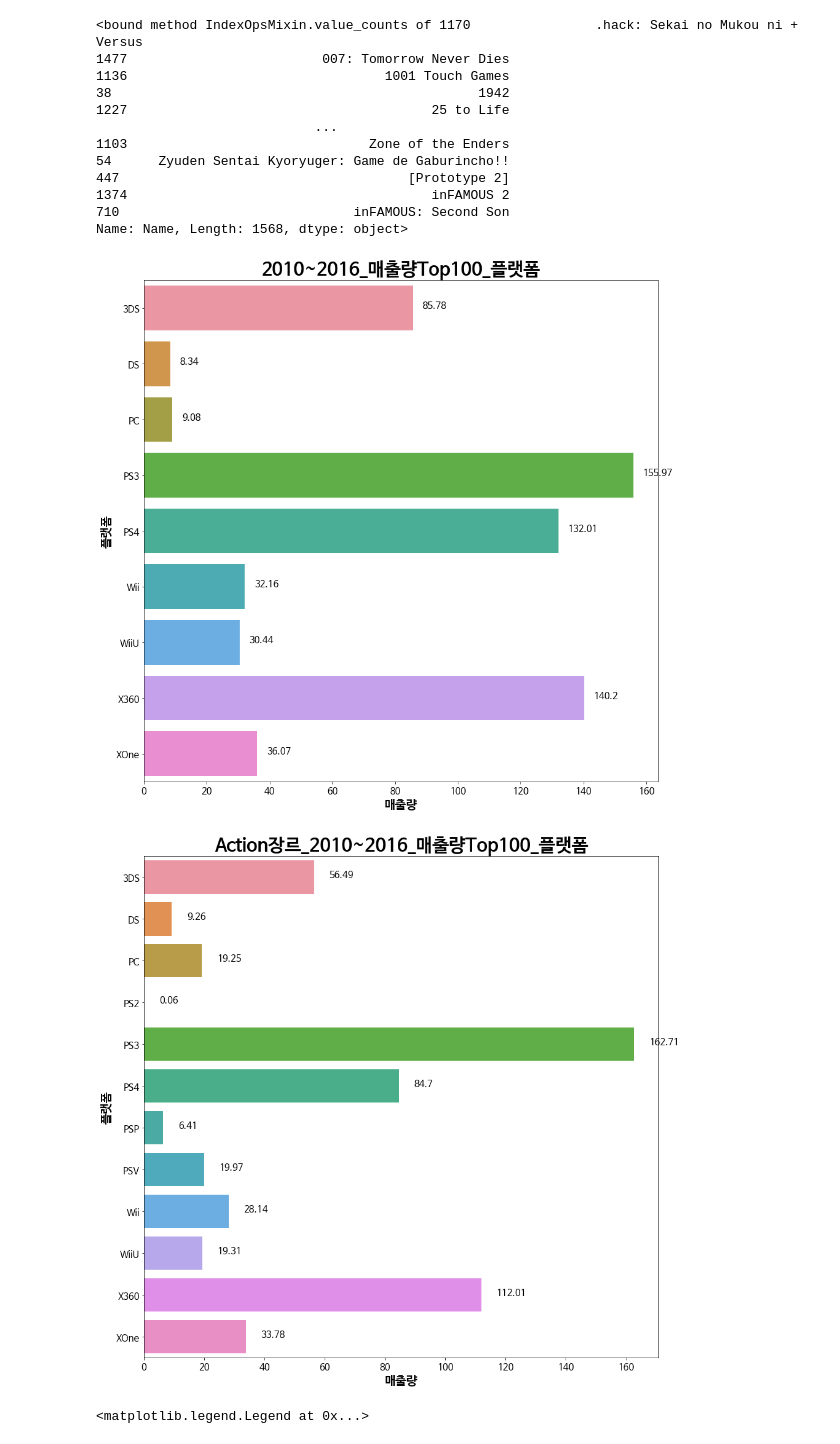
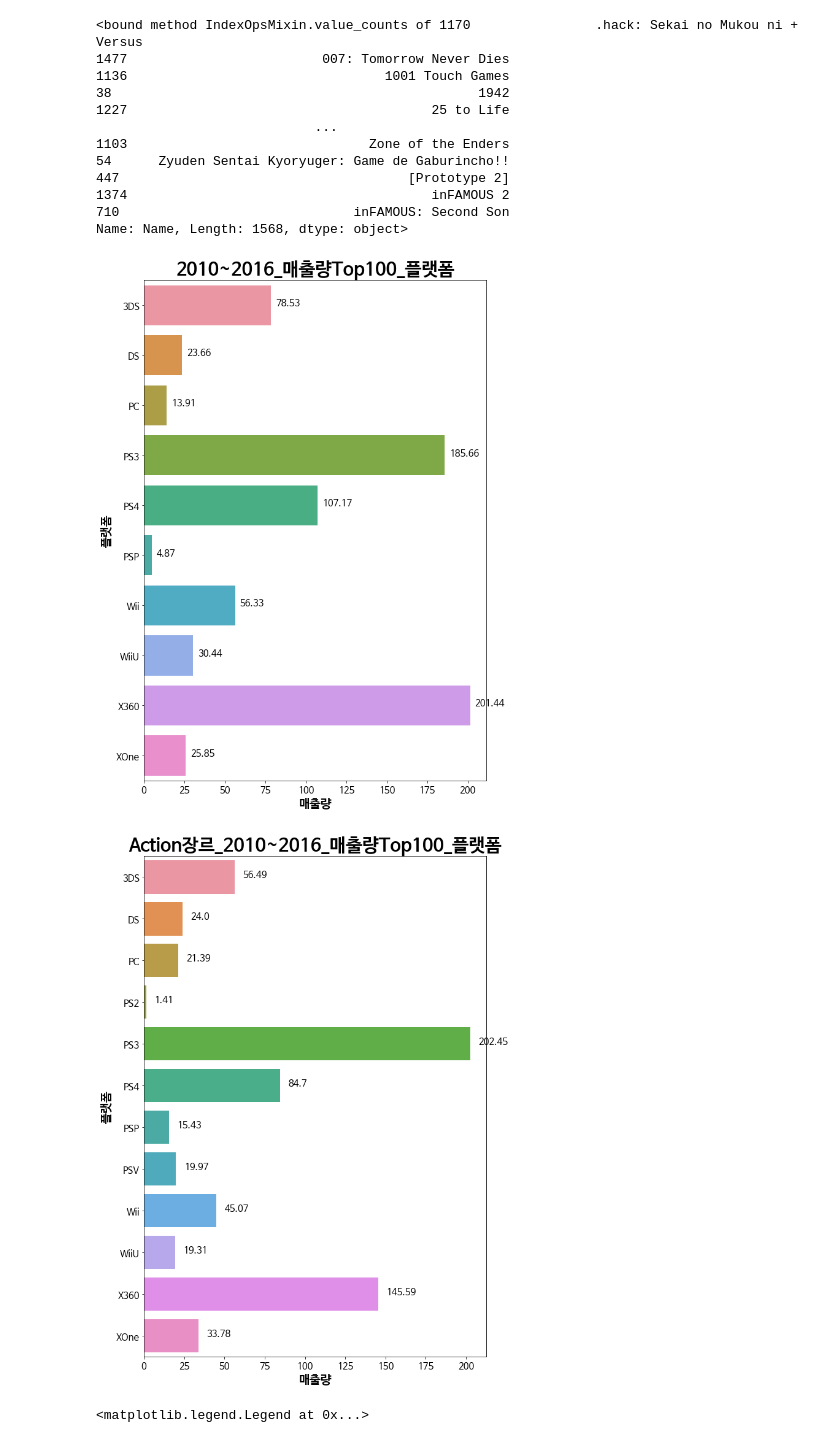
Before and after one commit to Ha-eunYu/DA_Game-Production-Plan, a Jupyter notebook: Section1_fin.ipynb, the cells around one changed output. Saved outputs shown, nothing was run; the diff lists cells and outputs as text; code cells hidden in the pictures.

```diff
--- a/Section1_fin.ipynb
+++ b/Section1_fin.ipynb
@@ -594,12 +611,14 @@ df=df.drop(df[df['Year']==2020].index)
 # %% [markdown]
 # **출고량이 높은 게임에 대한 분석 및 시각화 프로세스**
 # %%
-t100=df[df.Year>2010].sort_values(by='Sum',ascending=False)
+t100=df[df.Year>2009].sort_values(by='Sum',ascending=False)
+# t100=df.sort_values(by='Sum',ascending=False)
 t100=t100.head(100).reset_index(drop=True)
 # %%
+sns.set_palette("Paired")
 # top100 Genre 그래프
 t100_genre=t100.groupby(['Genre'])['Sum'].sum().reset_index()
-plt.figure(figsize=(15, 15))
+plt.figure(figsize=(10, 15))
 figure=sns.barplot(x ='Sum', y='Genre', data=t100_genre)
 cnt = 0
 for value in t100_genre['Sum']:
@@ -644,41 +663,44 @@ df_shooter.sort_values(by='Name').Name.value_counts
 1374                                       inFAMOUS 2
 710                              inFAMOUS: Second Son
 Name: Name, Length: 1568, dtype: object>
+# %%
+sns.color_palette("Paired")
+sns.set_palette(custom_palette)
+t100_=t100.groupby(['Platform'])['Sum'].sum().reset_index()
+plt.figure(figsize=(10, 15))
+figure=sns.barplot(x ='Sum', y='Platform', data=t100_)
+cnt = 0
+for value in t100_['Sum']:
+    figure.text(x=value + 3, y=cnt, s=str(round(value,2)),
+            color='black', size=15)
+    cnt+=1
+plt.title('2010~2016_매출량Top100_플랫폼',weight='bold',fontsize=30);
+plt.xlabel('매출량',weight='bold',fontsize=20);
+plt.ylabel('플랫폼',weight='bold',fontsize=20);
+plt.xticks(fontsize=15);
+plt.yticks(fontsize=15);
+# %% [output]
+[figure, added]
 # %%
-t100_=t100.groupby(['Platform'])['Sum'].sum().reset_index()
-plt.figure(figsize=(15, 15))
-figure=sns.barplot(x ='Sum', y='Platform', data=t100_)
-cnt = 0
-for value in t100_['Sum']:
-    figure.text(x=value + 3, y=cnt, s=str(round(value,2)),
-            color='black', size=15)
-    cnt+=1
-plt.title('2010~2016_매출량Top100_플랫폼',weight='bold',fontsize=30);
-plt.xlabel('매출량',weight='bold',fontsize=20);
-plt.ylabel('플랫폼',weight='bold',fontsize=20);
-plt.xticks(fontsize=15);
-plt.yticks(fontsize=15);
-
-
-Genre_filter=(df.Genre == 'Action') & (df.Year > 2010) # 조건식 작성
+sns.color_palette("Paired")
+sns.set_palette(custom_palette)
+Genre_filter=(df.Genre=='Action')&(df.Year>2009) # 조건식 작성
 df_action=df.loc[Genre_filter].reset_index(drop = True)
 df_action_platform=df_action.groupby(['Platform'])['Sum'].sum().reset_index()
-platform=df_action_platform['Platform'].values
-plt.figure(figsize=(15, 15))
+plt.figure(figsize=(10, 15))
 df_action_platform_sales = sns.barplot(x ='Sum', y='Platform', data=df_action_platform)
 cnt = 0
 for value in df_action_platform['Sum']:
     df_action_platform_sales.text(x=value + 5, y=cnt, s=str(round(value,2)),
             color='black', size=15)
     cnt+=1
 plt.title('Action장르_2010~2016_매출량Top100_플랫폼',weight='bold',fontsize=30);
 plt.xlabel('매출량',weight='bold',fontsize=20);
 plt.ylabel('플랫폼',weight='bold',fontsize=20);
 plt.xticks(fontsize=15);
 plt.yticks(fontsize=15);
 # %% [output]
-[figure, old version]
+[figure, new version]
-[figure, removed]
 # %%
 sns.set_palette('bright')
 plt.figure(figsize=(20, 15))
```
Also changed, not shown: parts of 21 cells of this notebook.
